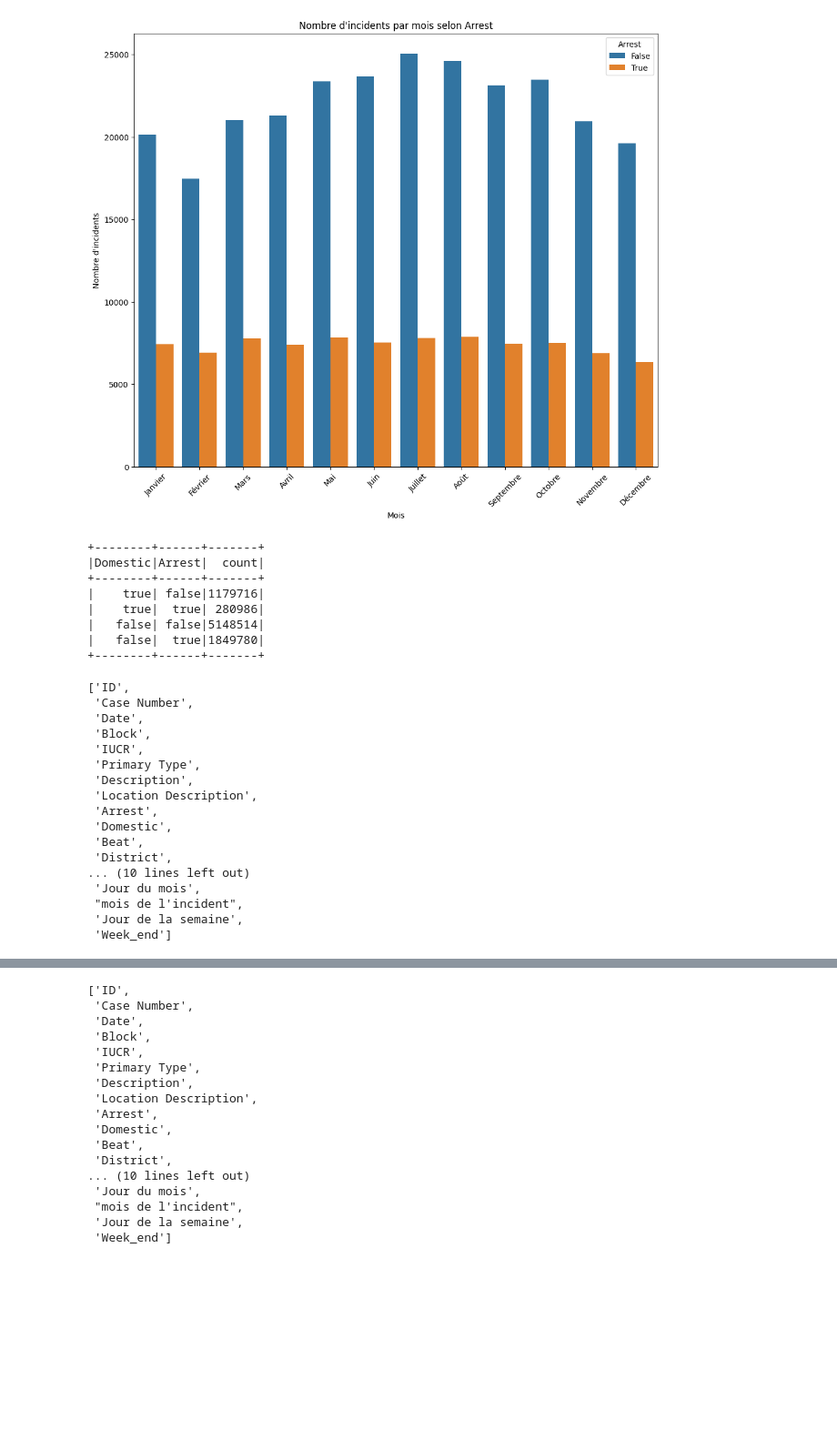
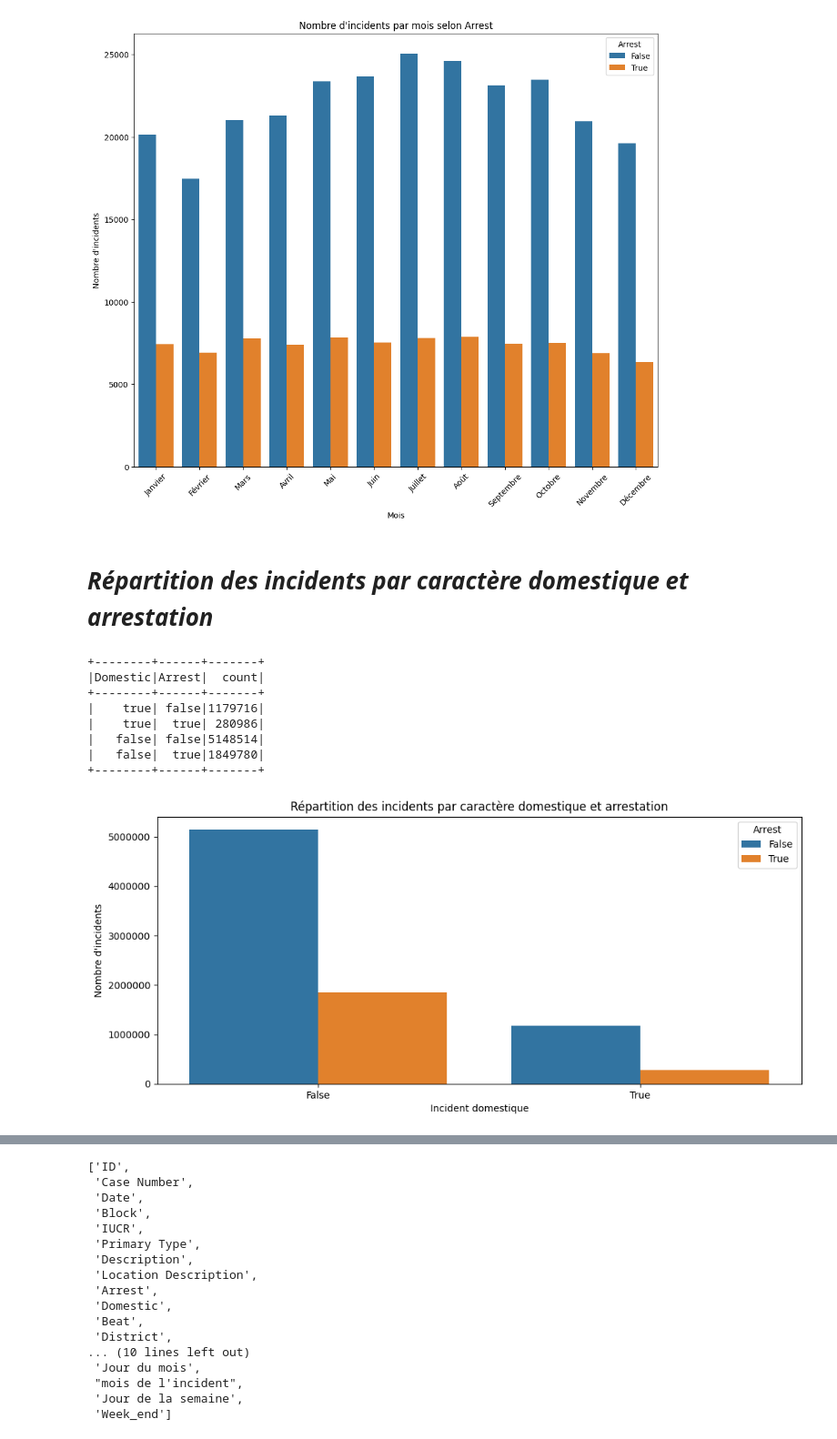
Before and after one commit to bigirimanainnocent12/Spark, a Jupyter notebook: PYSPARK.ipynb, the cells around one changed output, grey strips where cells are left out. Shown at 91% size. Drawn from its saved outputs; the diff is of its cells as text; code cells hidden in the pictures; blank space fills up the shorter version.

```diff
--- a/PYSPARK.ipynb
+++ b/PYSPARK.ipynb
@@ -362,3 +308,5 @@ plt.show()
+# %% [markdown]
+# ***Répartition des incidents par caractère domestique et arrestation***
 # %%
 df.groupBy(["Domestic","Arrest"]).count().show()
 # %% [output]
@@ -370,23 +318,20 @@ df.groupBy(["Domestic","Arrest"]).count().show()
 |   false| false|5148514|
 |   false|  true|1849780|
 +--------+------+-------+
-# %%
-df.columns
-# %% [output]
-['ID',
- 'Case Number',
- 'Date',
- 'Block',
- 'IUCR',
- 'Primary Type',
- 'Description',
- 'Location Description',
- 'Arrest',
- 'Domestic',
- 'Beat',
- 'District',
-... (10 lines left out)
- 'Jour du mois',
- "mois de l'incident",
- 'Jour de la semaine',
- 'Week_end']
+# %%
+import seaborn as sns
+import matplotlib.pyplot as plt
+import matplotlib.ticker as mticker
+
+df_group = df.groupBy(["Domestic","Arrest"]).count().toPandas()
+
+plt.figure(figsize=(12,5))
+sns.barplot(x="Domestic", y="count", hue="Arrest", data=df_group)
+
+plt.title("Répartition des incidents par caractère domestique et arrestation")
+plt.xlabel("Incident domestique")
+plt.ylabel("Nombre d'incidents")
+plt.gca().yaxis.set_major_formatter(mticker.FuncFormatter(lambda x, _: int(x)))
+plt.show()
+# %% [output]
+[figure, added]
```
Also changed, not shown: parts of 43 cells of this notebook.
